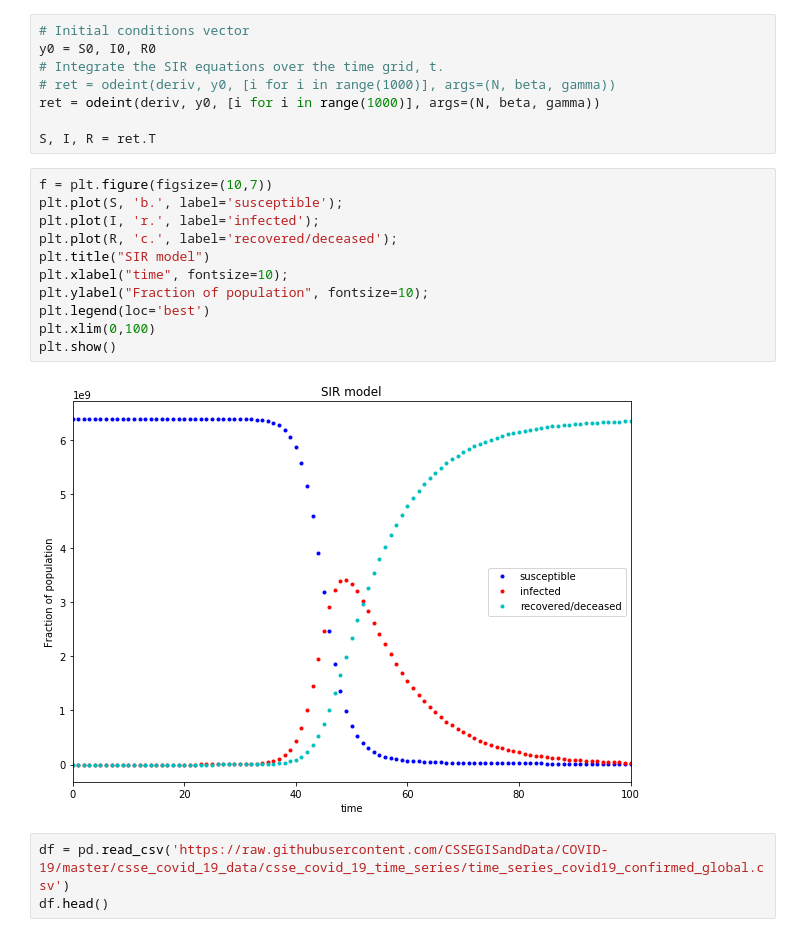
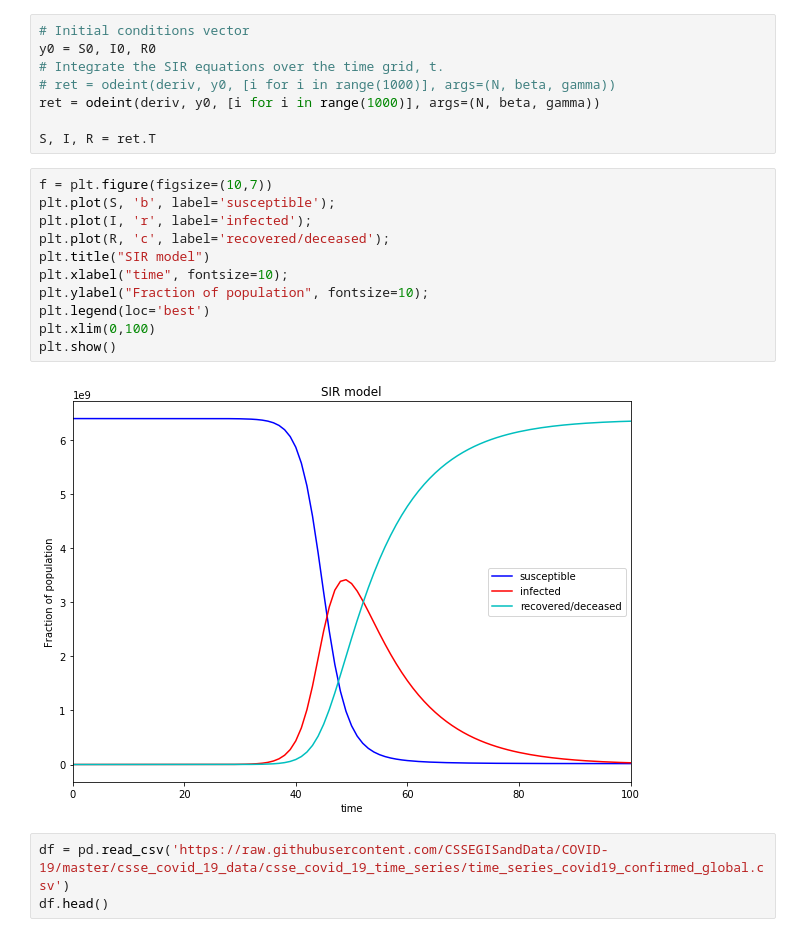
Before and after one commit to Aveek-Saha/CovidAnalysis, a Jupyter notebook: Epidemiology_modeling .ipynb, the cells around one changed output. Saved outputs shown, nothing was run; the diff lists cells and outputs as text.

```diff
--- a/Epidemiology_modeling .ipynb
+++ b/Epidemiology_modeling .ipynb
@@ -36,17 +36,17 @@ ret = odeint(deriv, y0, [i for i in range(1000)], args=(N, beta, gamma))
 S, I, R = ret.T
 # %%
 f = plt.figure(figsize=(10,7))
-plt.plot(S, 'b.', label='susceptible');
-plt.plot(I, 'r.', label='infected');
-plt.plot(R, 'c.', label='recovered/deceased');
+plt.plot(S, 'b', label='susceptible');
+plt.plot(I, 'r', label='infected');
+plt.plot(R, 'c', label='recovered/deceased');
 plt.title("SIR model")
 plt.xlabel("time", fontsize=10);
 plt.ylabel("Fraction of population", fontsize=10);
 plt.legend(loc='best')
 plt.xlim(0,100)
 plt.show()
 # %% [output]
-[figure, old version]
+[figure, new version]
 # %%
 df = pd.read_csv('https://raw.githubusercontent.com/CSSEGISandData/COVID-19/master/csse_covid_19_data/csse_covid_19_time_series/time_series_covid19_confirmed_global.csv')
 df.head()
```
Also changed, not shown: parts of 2 cells of this notebook.
